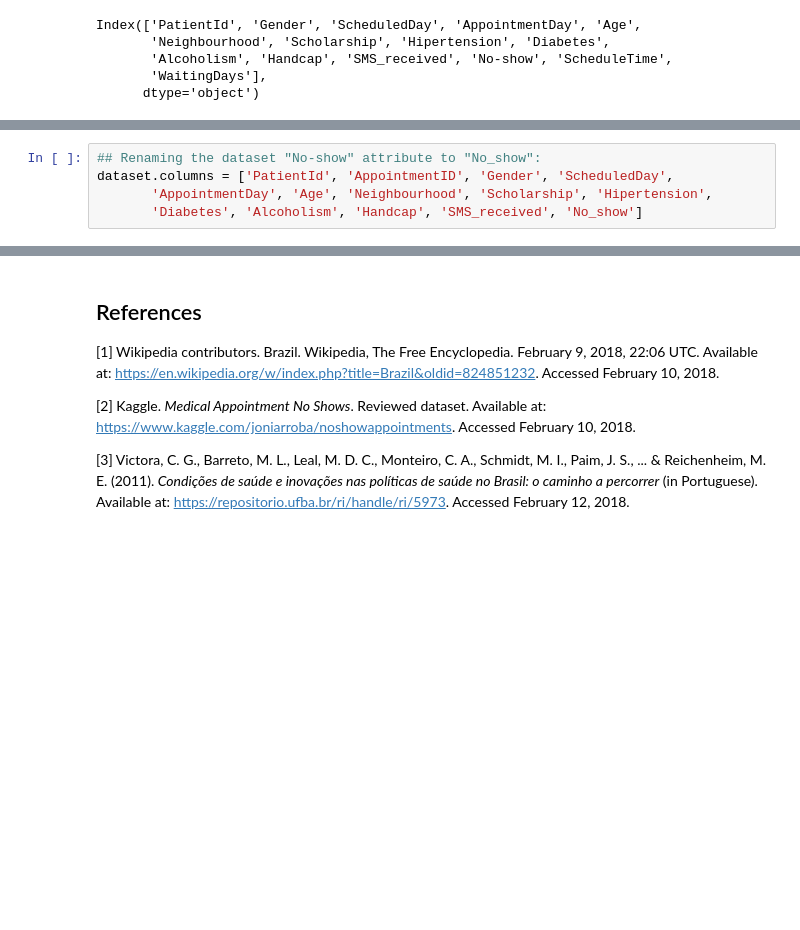
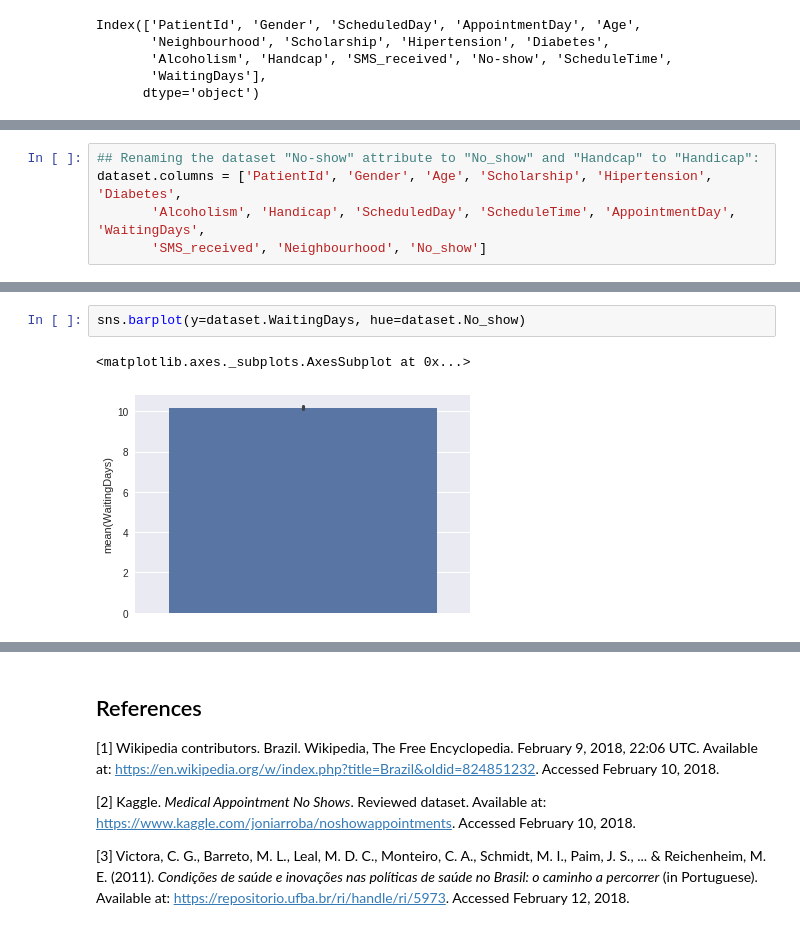
Before and after one commit to tbnsilveira/DAND-IntroDataAnalysis, a Jupyter notebook: tbnsilveira_Project01_InvestigateDataset.ipynb, the cells around one changed output, grey strips where cells are left out. Saved outputs shown, nothing was run; the diff lists cells and outputs as text; blank space fills up the shorter version.

```diff
--- a/tbnsilveira_Project01_InvestigateDataset.ipynb
+++ b/tbnsilveira_Project01_InvestigateDataset.ipynb
@@ -352,8 +419,8 @@ We want to check wheter the class values are consistent with the expected values
 # %%
-## Renaming the dataset "No-show" attribute to "No_show":
-dataset.columns = ['PatientId', 'AppointmentID', 'Gender', 'ScheduledDay',
-       'AppointmentDay', 'Age', 'Neighbourhood', 'Scholarship', 'Hipertension',
-       'Diabetes', 'Alcoholism', 'Handcap', 'SMS_received', 'No_show']
+## Renaming the dataset "No-show" attribute to "No_show" and "Handcap" to "Handicap":
+dataset.columns = ['PatientId', 'Gender', 'Age', 'Scholarship', 'Hipertension', 'Diabetes',
+       'Alcoholism', 'Handicap', 'ScheduledDay', 'ScheduleTime', 'AppointmentDay', 'WaitingDays',
+       'SMS_received', 'Neighbourhood', 'No_show']
 # %%
 ## Counting gender classes
 dataset.No_show.value_counts()
@@ -384,0 +666,5 @@ dataset.describe()
+# %%
+sns.barplot(y=dataset.WaitingDays, hue=dataset.No_show)
+# %% [output]
+<matplotlib.axes._subplots.AxesSubplot at 0x...>
+[figure, added]
```
Also changed, not shown: parts of 92 cells of this notebook, 1 other file.
